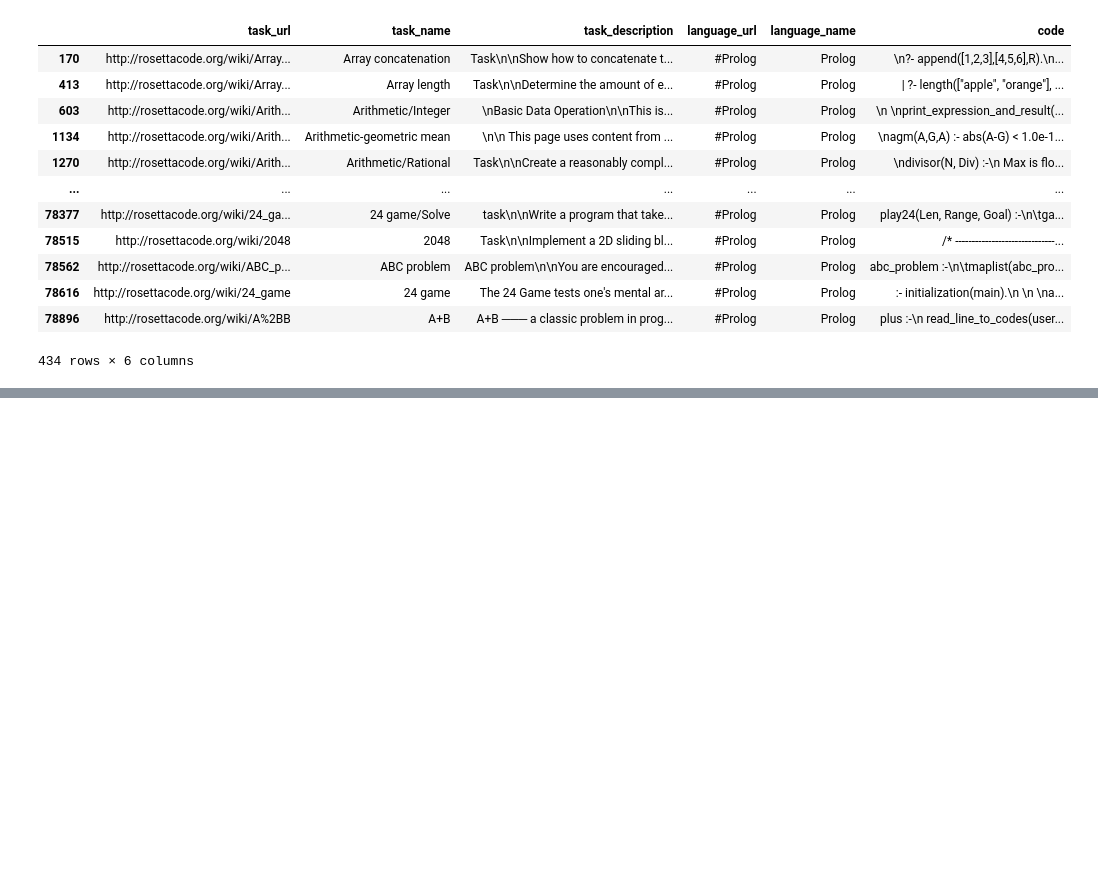
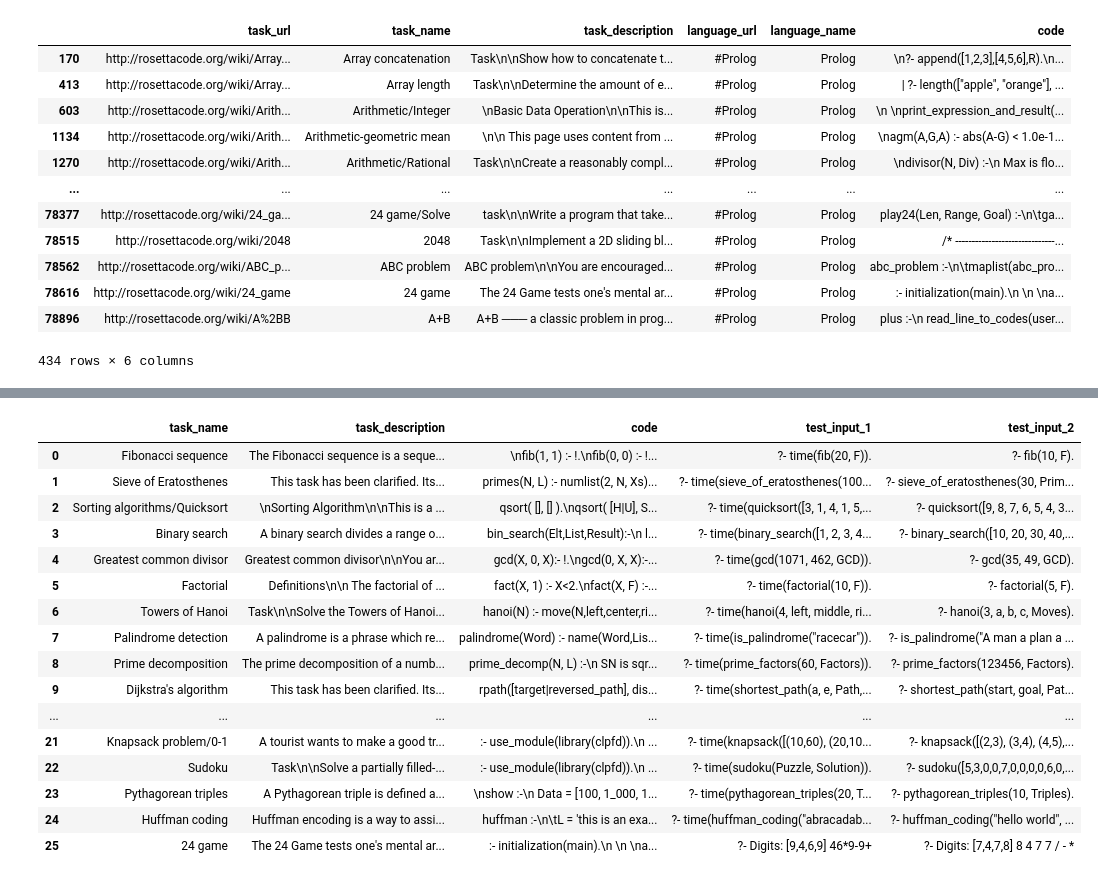
Before and after one commit to biancaraimondi/LLM_Format, a Jupyter notebook: preprocess.ipynb, the cells around one changed output, grey strips where cells are left out. Drawn from its saved outputs; the diff is of its cells as text; code cells hidden in the pictures; blank space fills up the shorter version.

```diff
--- a/preprocess.ipynb
+++ b/preprocess.ipynb
@@ -54,0 +244,23 @@ display(df_prolog_task_names)
+# %%
+dataset = create_prolog_tasks_dataframe(df_prolog, selected_tasks, test_inputs)
+dataset.to_csv('dataset.csv')
+# %%
+dataset
+# %% [output]
+|  | task_name | task_description | code | test_input_1 | test_input_2 |
+| 0 | Fibonacci sequence | The Fibonacci sequence is a seque... | \nfib(1, 1) :- !.\nfib(0, 0) :- !... | ?- time(fib(20, F)). | ?- fib(10, F). |
+| 1 | Sieve of Eratosthenes | This task has been clarified. Its... | primes(N, L) :- numlist(2, N, Xs)... | ?- time(sieve_of_eratosthenes(100... | ?- sieve_of_eratosthenes(30, Prim... |
+| 2 | Sorting algorithms/Quicksort | \nSorting Algorithm\n\nThis is a ... | qsort( [], [] ).\nqsort( [H|U], S... | ?- time(quicksort([3, 1, 4, 1, 5,... | ?- quicksort([9, 8, 7, 6, 5, 4, 3... |
+| 3 | Binary search | A binary search divides a range o... | bin_search(Elt,List,Result):-\n l... | ?- time(binary_search([1, 2, 3, 4... | ?- binary_search([10, 20, 30, 40,... |
+| 4 | Greatest common divisor | Greatest common divisor\n\nYou ar... | gcd(X, 0, X):- !.\ngcd(0, X, X):-... | ?- time(gcd(1071, 462, GCD)). | ?- gcd(35, 49, GCD). |
+| 5 | Factorial | Definitions\n\n The factorial of ... | fact(X, 1) :- X<2.\nfact(X, F) :-... | ?- time(factorial(10, F)). | ?- factorial(5, F). |
+| 6 | Towers of Hanoi | Task\n\nSolve the Towers of Hanoi... | hanoi(N) :- move(N,left,center,ri... | ?- time(hanoi(4, left, middle, ri... | ?- hanoi(3, a, b, c, Moves). |
+| 7 | Palindrome detection | A palindrome is a phrase which re... | palindrome(Word) :- name(Word,Lis... | ?- time(is_palindrome("racecar")). | ?- is_palindrome("A man a plan a ... |
+| 8 | Prime decomposition | The prime decomposition of a numb... | prime_decomp(N, L) :-\n SN is sqr... | ?- time(prime_factors(60, Factors)). | ?- prime_factors(123456, Factors). |
+| 9 | Dijkstra's algorithm | This task has been clarified. Its... | rpath([target|reversed_path], dis... | ?- time(shortest_path(a, e, Path,... | ?- shortest_path(start, goal, Pat... |
+| ... | ... | ... | ... | ... | ... |
+| 21 | Knapsack problem/0-1 | A tourist wants to make a good tr... | :- use_module(library(clpfd)).\n ... | ?- time(knapsack([(10,60), (20,10... | ?- knapsack([(2,3), (3,4), (4,5),... |
+| 22 | Sudoku | Task\n\nSolve a partially filled-... | :- use_module(library(clpfd)).\n ... | ?- time(sudoku(Puzzle, Solution)). | ?- sudoku([5,3,0,0,7,0,0,0,0,6,0,... |
+| 23 | Pythagorean triples | A Pythagorean triple is defined a... | \nshow :-\n Data = [100, 1_000, 1... | ?- time(pythagorean_triples(20, T... | ?- pythagorean_triples(10, Triples). |
+| 24 | Huffman coding | Huffman encoding is a way to assi... | huffman :-\n\tL = 'this is an exa... | ?- time(huffman_coding("abracadab... | ?- huffman_coding("hello world", ... |
+| 25 | 24 game | The 24 Game tests one's mental ar... | :- initialization(main).\n \n \na... | ?- Digits: [9,4,6,9] 46*9-9+ | ?- Digits: [7,4,7,8] 8 4 7 7 / - * |
```
Also changed, not shown: parts of 10 cells of this notebook, 3 other files.
